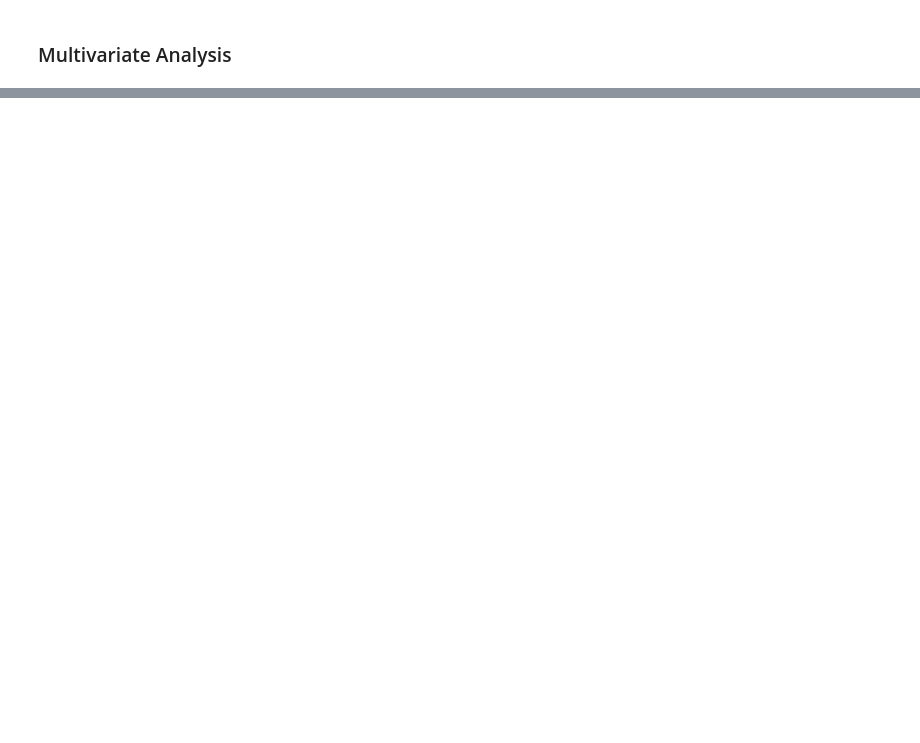
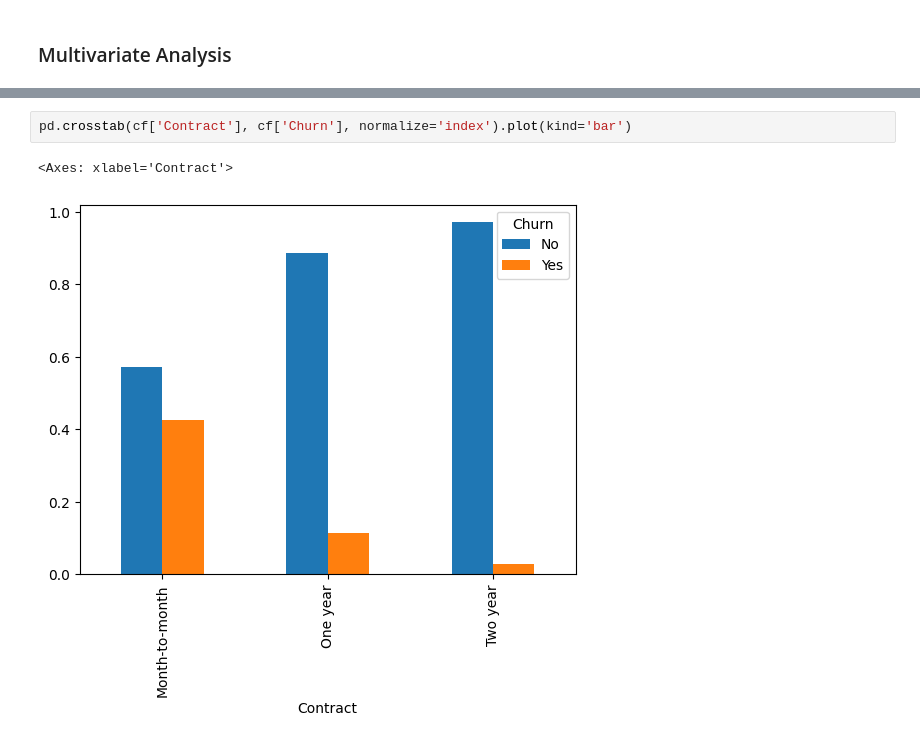
Before and after one commit to Priyanshu-Upadhyay-27/end-to-end-churn-ml, a Jupyter notebook: notebooks/EDA-Churn.ipynb, the cells around one changed output, grey strips where cells are left out. Cells and saved outputs as stored; diff of their text form; blank space fills up the shorter version.

```diff
--- a/notebooks/EDA-Churn.ipynb
+++ b/notebooks/EDA-Churn.ipynb
@@ -232,0 +266,5 @@ plt.grid(True)
+# %%
+pd.crosstab(cf['Contract'], cf['Churn'], normalize='index').plot(kind='bar')
+# %% [output]
+<Axes: xlabel='Contract'>
+[figure, added]
```
Also changed, not shown: parts of 8 cells of this notebook.
